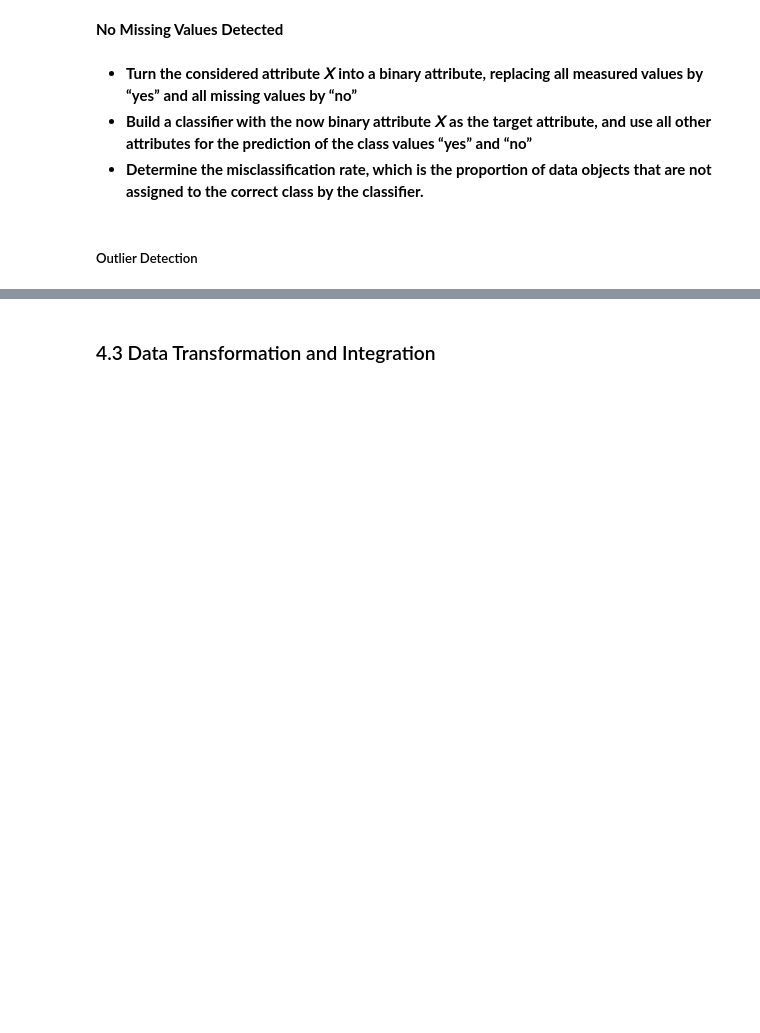
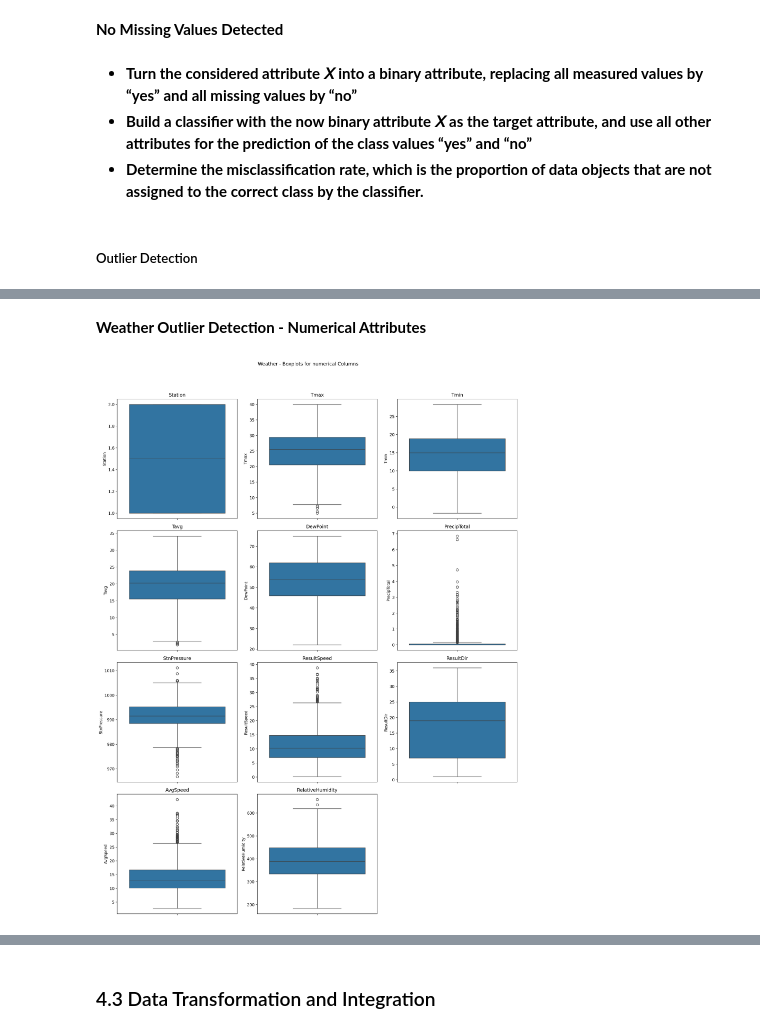
Before and after one commit to NilsLeo/WNV-prediction-model, a Jupyter notebook: notebooks/4_Data_Preparation.ipynb, the cells around one changed output, grey strips where cells are left out. Saved outputs shown, nothing was run; the diff lists cells and outputs as text; code cells hidden in the pictures; blank space fills up the shorter version.

```diff
--- a/notebooks/4_Data_Preparation.ipynb
+++ b/notebooks/4_Data_Preparation.ipynb
@@ -586,3 +558,16 @@ This was only possible, once all missing values were removed, hence its position
+# %%
+
+weather['DewPoint'] = pd.to_numeric(weather['DewPoint'])
+weather['Tavg'] = pd.to_numeric(weather['Tavg'])
+
+# Now calculate Relative Humidity
+weather['RelativeHumidity'] = 100 * (
+    np.exp((17.67 * ((weather['DewPoint'] - 32) * (5 / 9))) / (243.5 + ((weather['DewPoint'] - 32) * (5 / 9)))) /
+    np.exp((17.67 * ((weather['Tavg'] - 32) * (5 / 9))) / (243.5 + ((weather['Tavg'] - 32) * (5 / 9))))
+)
+
+# Round the Relative Humidity to 2 decimals
+weather['RelativeHumidity'] = weather['RelativeHumidity'].round(2)
 # %% [markdown]
 
 ##### TRAIN
@@ -614,0 +744,8 @@ BBox_spray
+# %% [markdown]
+**Weather Outlier Detection - Numerical Attributes**
+# %%
+# weather_numerical = Tavg, Dewpoint, precipTotal, StnPressure, Result speed, resultDir. AvgSpeed, Relative Humidity; train_numerical NumMosquitoes, spray_numerical Latitude, longitude
+display_grid_boxplots(weather_numerical, "Weather - Boxplots for numerical Columns")
+five_number_summary(weather_numerical)
+# %% [output]
+[figure, added]
```
Also changed, not shown: parts of 34 cells of this notebook, 4 other files.
